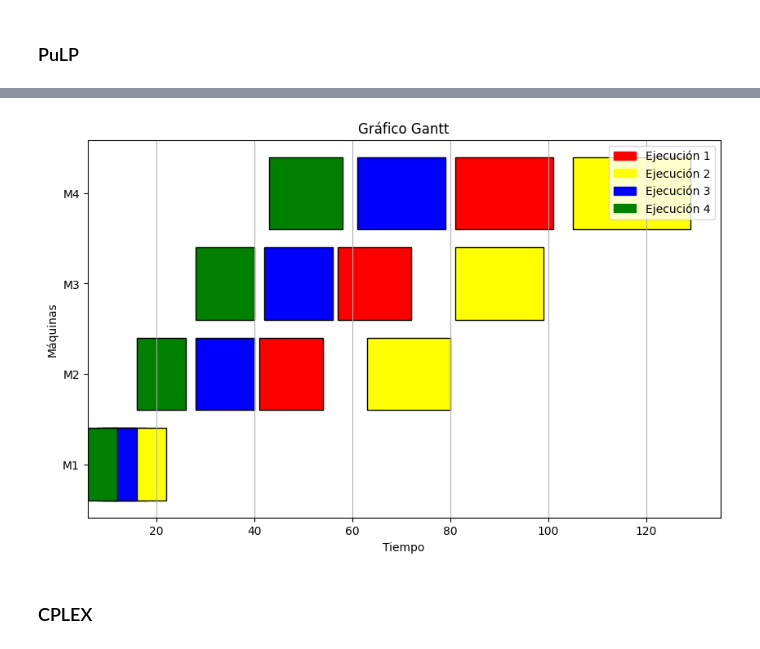
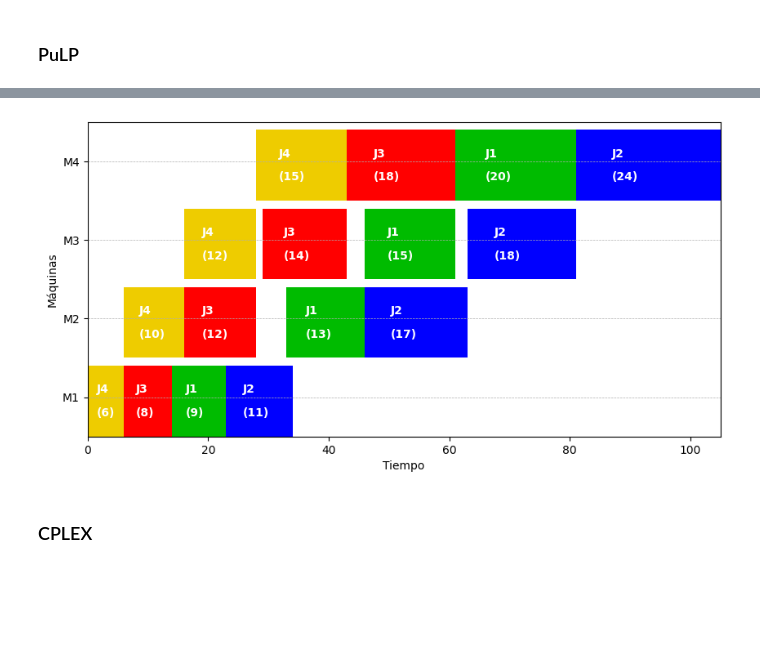
Before and after one commit to Luis-Valenzuela-Concha/Tarea3-Optimizacion, a Jupyter notebook: manne.ipynb, the cells around one changed output, grey strips where cells are left out. Cells and saved outputs as stored; diff of their text form; code cells hidden in the pictures; blank space fills up the shorter version.

Commit message:
manne pulp terminado

```diff
--- a/manne.ipynb
+++ b/manne.ipynb
@@ -11,11 +11,11 @@ T = np.array([[9, 13, 15, 20],
               [8, 12, 14, 18],
               [6, 10, 12, 15]])
 
-N = len(T)  # Número de trabajos (filas)
-M = len(T[0])  # Número de máquinas (columnas)
+T = T.transpose()  # Transponer la matriz de tiempos para que las filas sean las máquinas y las columnas los trabajos
 
-# El modelo está definido usando las máquinas como filas y los tiempos de ejecución como columnas
-T = T.transpose() # maquinas x trabajos
+N = len(T[0])  # Número de trabajos (columnas)
+M = len(T)  # Número de máquinas (filas)
+
 # Crear el problema de LP
 model_manne = lp.LpProblem("Manne_Model", lp.LpMinimize)
 
@@ -42,14 +42,14 @@ for r in range(1, M):
 
 # (3) el tiempo de procesamiento de la tarea i (columna i) en la máquina r(fila r) debe ser mayor o igual al tiempo de procesamiento de la tarea k(columna k) en la misma máquina (fila r)
 #considerando la penalización P*Dik
-for r in range(1, M):
+for r in range(M):
     for i in range(N):
         for k in range(i + 1, N):
             model_manne += C[r][i] - C[r][k] + P * D[i][k] >= T[r][i]
 
 # (4) igual que (3), pero la penalización máxima debe ser menor o igual a  el tiempo de procesamiento de la tarea k (columna k) en la máquina r (fila r)
-for r in range(1, M):
-    for i in range(N - 1):
+for r in range(M):
+    for i in range(N):
         for k in range(i + 1, N):
             model_manne += C[r][i] - C[r][k] + P * D[i][k] <= P - T[r][k]
 
@@ -62,45 +62,31 @@ solution_manne = model_manne.solve()
 
 # Imprimir la solución óptima
 print("Objective Value:", lp.value(model_manne.objective))
-for v in model_manne.variables():
-    print(v.name, "=", v.varValue)
-
 
 # Carta Gannt
-# Definir colores para cada ejecución
-colors = ['red', 'yellow', 'blue', 'green']
+matriz = []
+for r in range(M):
+    maquina = []
+    for i in range(N):
+        maquina.append([int(lp.value(C[r][i]) - T[r][i]),int(lp.value(C[r][i]))])
+    matriz.append(maquina)
 
-# Tiempos óptimos de inicio de cada tarea en cada máquina
-start_times = np.array([[C[m][n].varValue for n in range(N)] for m in range(M)])
+fig, gantt = plt.subplots(figsize=(10, 5))
+gantt.set_xlabel('Tiempo')
+gantt.set_ylabel('Máquinas')
+gantt.set_xlim(0, lp.value(model_manne.objective))
+gantt.set_ylim(0, M * 10)
+gantt.set_yticks(np.arange(5, M * 10, 10))
+gantt.set_yticklabels(['M' + str(i) for i in range(1, M+1)])
+gantt.grid(True, which='both', axis='y', linestyle='--', linewidth=0.5)
+colores = ['#00BB00', 'blue', 'red', '#EECC00']
 
-# Duraciones de las tareas
-durations = T.transpose()
-
-# Nombres de las máquinas
-machine_names = [f"M{i+1}" for i in range(M)][::-1]  # Invertir el orden de las máquinas
-
-# Crear el gráfico Gantt
-fig, ax = plt.subplots(figsize=(10, 6))
-
-for i in range(M):
+for r in range(M):
     for j in range(N):
-        start = start_times[M - 1 - i][j]  # Corregir el orden de las máquinas
-        duration = durations[j][M - 1 - i]  # Corregir el orden de las máquinas
-        ax.barh(machine_names[i], duration, left=start, color=colors[j], edgecolor='black')
-
-ax.set_xlabel('Tiempo')
-ax.set_ylabel('Máquinas')
-ax.set_title('Gráfico Gantt')
-
-# Ajustar el formato del gráfico para mayor claridad
-ax.invert_yaxis()
-ax.xaxis.grid(True)
-
-# Crear una leyenda personalizada para los colores de ejecución
-legend_labels = [f'Ejecución {i+1}' for i in range(N)]
-legend_handles = [plt.Rectangle((0, 0), 1, 1, color=colors[i], edgecolor='black') for i in range(N)]
-ax.legend(legend_handles, legend_labels, loc='upper right')
-
-plt.show()
+        inicio = matriz[r][j][0]
+        duracion = matriz[r][j][1] - matriz[r][j][0]
+        gantt.broken_barh([(inicio, duracion)], ((r) * 10, 9), facecolors=colores[j])
+        gantt.text(x=(inicio + duracion/4), y=((r) * 10 + 6), s='J'+str(j+1), va='center', color='white', fontweight='bold')
+        gantt.text(x=(inicio + duracion/4), y=((r) * 10 + 3), s='('+str(duracion)+')', va='center', color='white', fontweight='bold')
 # %% [output]
 Objective Value: 105.0
@@ -123,4 +93,4 @@ D_2_3 = 0.0
-[figure, old version]
+[figure, new version]
 # %% [markdown]
 ### CPLEX
 # %%
```
Also changed, not shown: parts of 1 cell of this notebook.
